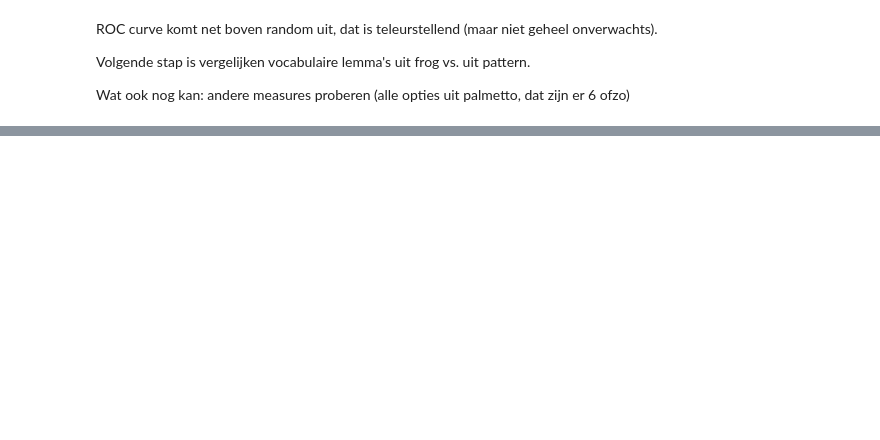
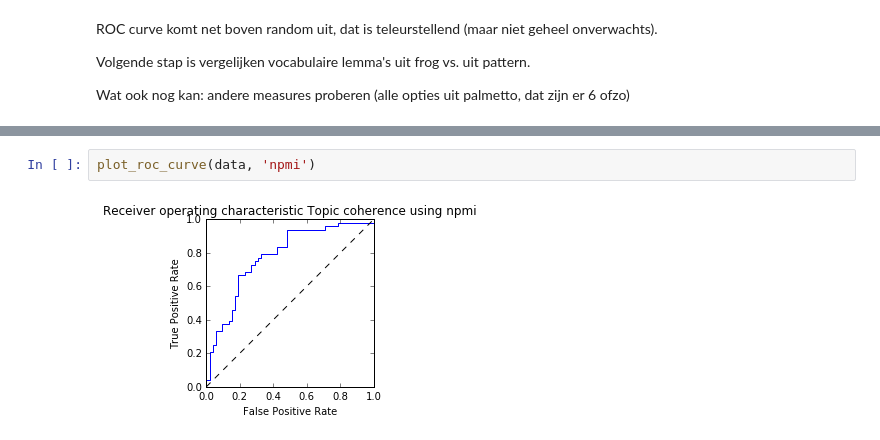
Before and after one commit to jvdzwaan/dilipad, a Jupyter notebook: results/topic_coherence_roc.ipynb, the cells around one changed output, grey strips where cells are left out. Drawn from its saved outputs; the diff is of its cells as text; blank space fills up the shorter version.

```diff
--- a/results/topic_coherence_roc.ipynb
+++ b/results/topic_coherence_roc.ipynb
@@ -81,0 +61,4 @@ plt.show()
+# %%
+plot_roc_curve(data, 'npmi')
+# %% [output]
+[figure, added]
```
Also changed, not shown: parts of 10 cells of this notebook, 1 other file.
